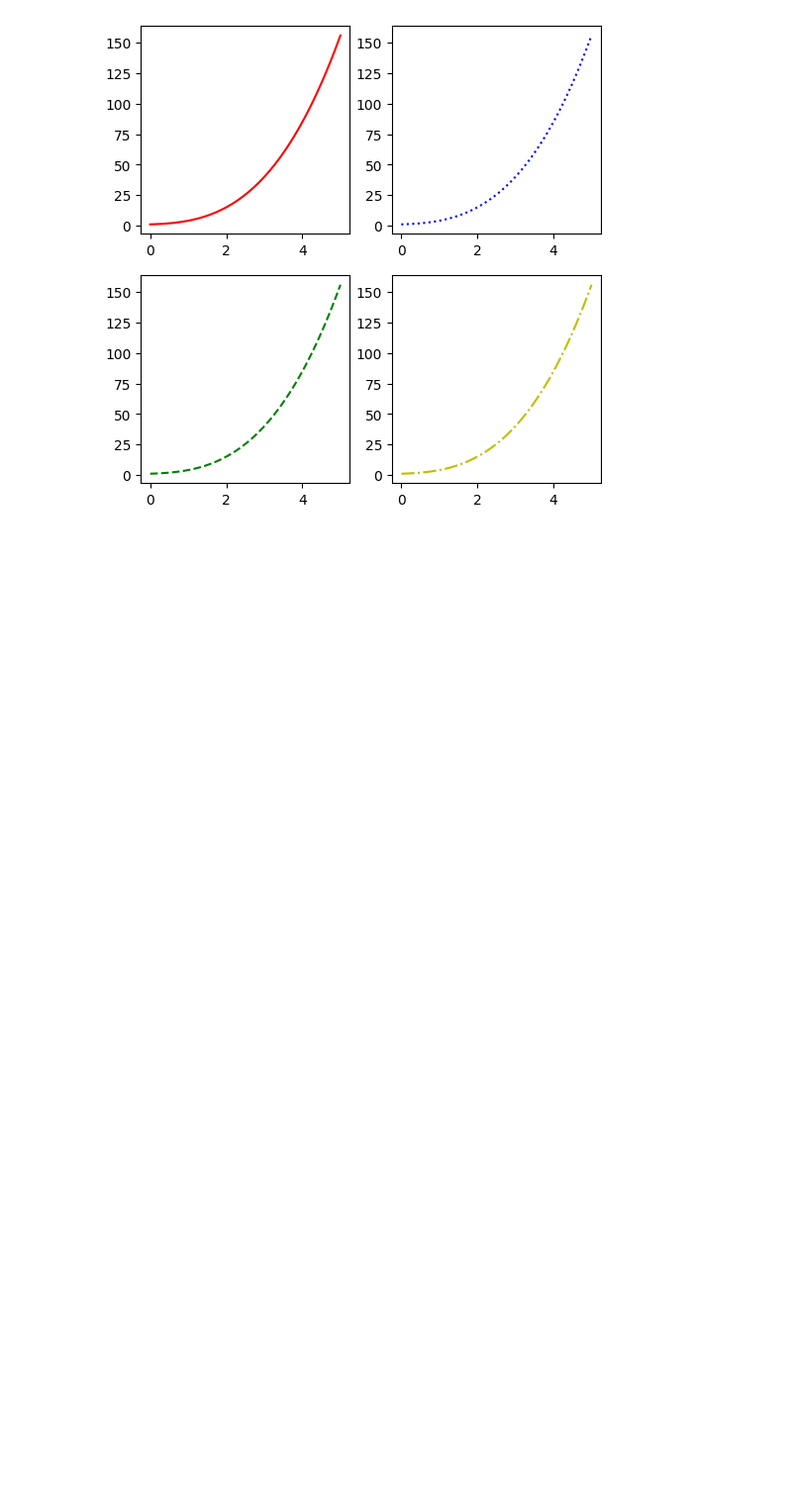
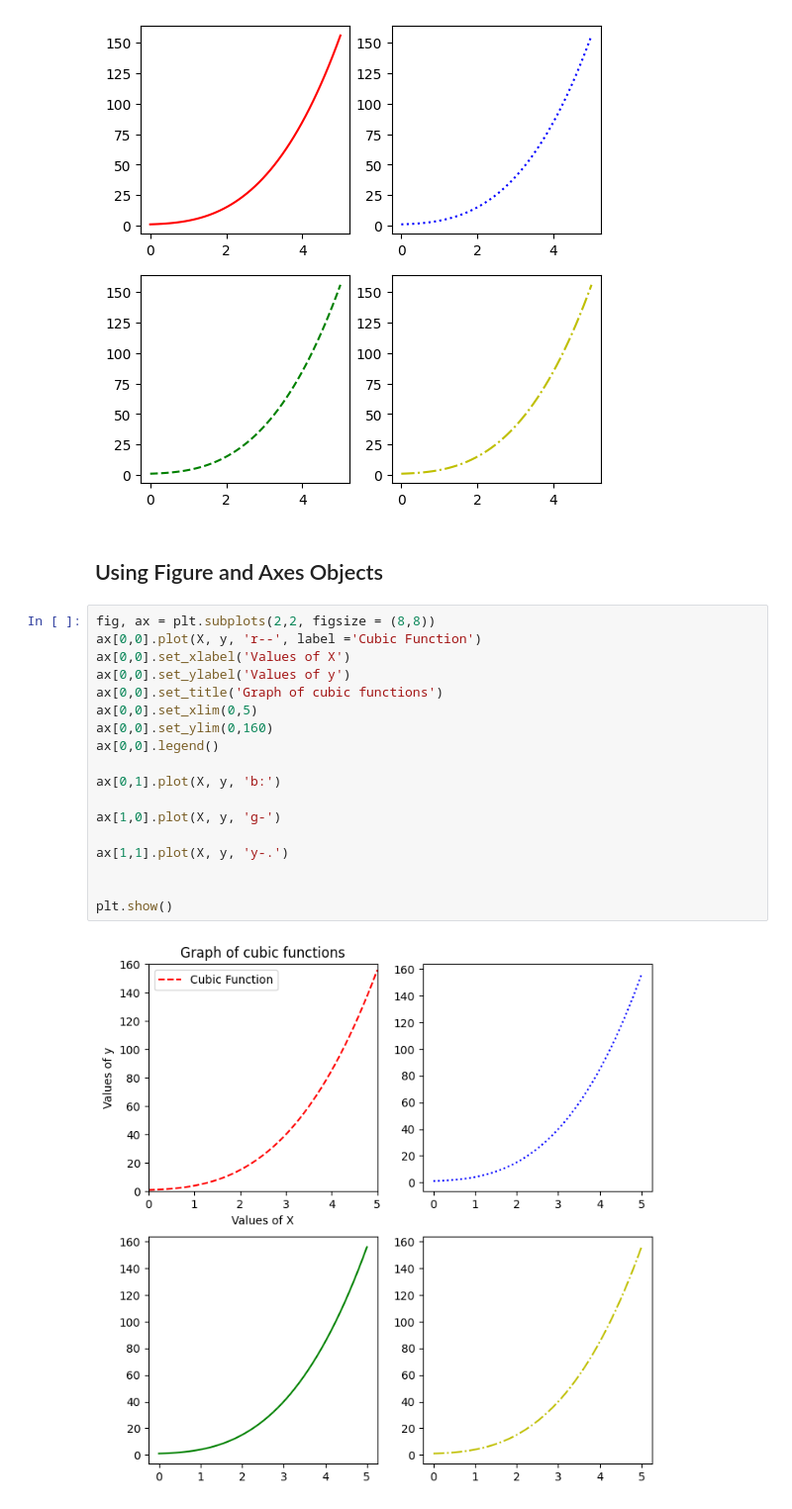
Before and after one commit to axt0895/Matplotlib, a Jupyter notebook: Subplots.ipynb, the cells around one changed output. Shown at 99% size. Saved outputs shown, nothing was run; the diff lists cells and outputs as text; blank space fills up the shorter version.

Commit message:
Modified Subplots

```diff
--- a/Subplots.ipynb
+++ b/Subplots.ipynb
@@ -72,3 +72,25 @@ plt.plot(X, y, 'y-.')
 plt.show()
 # %% [output]
 [figure]
+# %% [markdown]
+## Using Figure and Axes Objects
+# %%
+fig, ax = plt.subplots(2,2, figsize = (8,8))
+ax[0,0].plot(X, y, 'r--', label ='Cubic Function')
+ax[0,0].set_xlabel('Values of X')
+ax[0,0].set_ylabel('Values of y')
+ax[0,0].set_title('Graph of cubic functions')
+ax[0,0].set_xlim(0,5)
+ax[0,0].set_ylim(0,160)
+ax[0,0].legend()
+
+ax[0,1].plot(X, y, 'b:')
+
+ax[1,0].plot(X, y, 'g-')
+
+ax[1,1].plot(X, y, 'y-.')
+
+
+plt.show()
+# %% [output]
+[figure, added]
```
Also changed, not shown: parts of 3 cells of this notebook.
